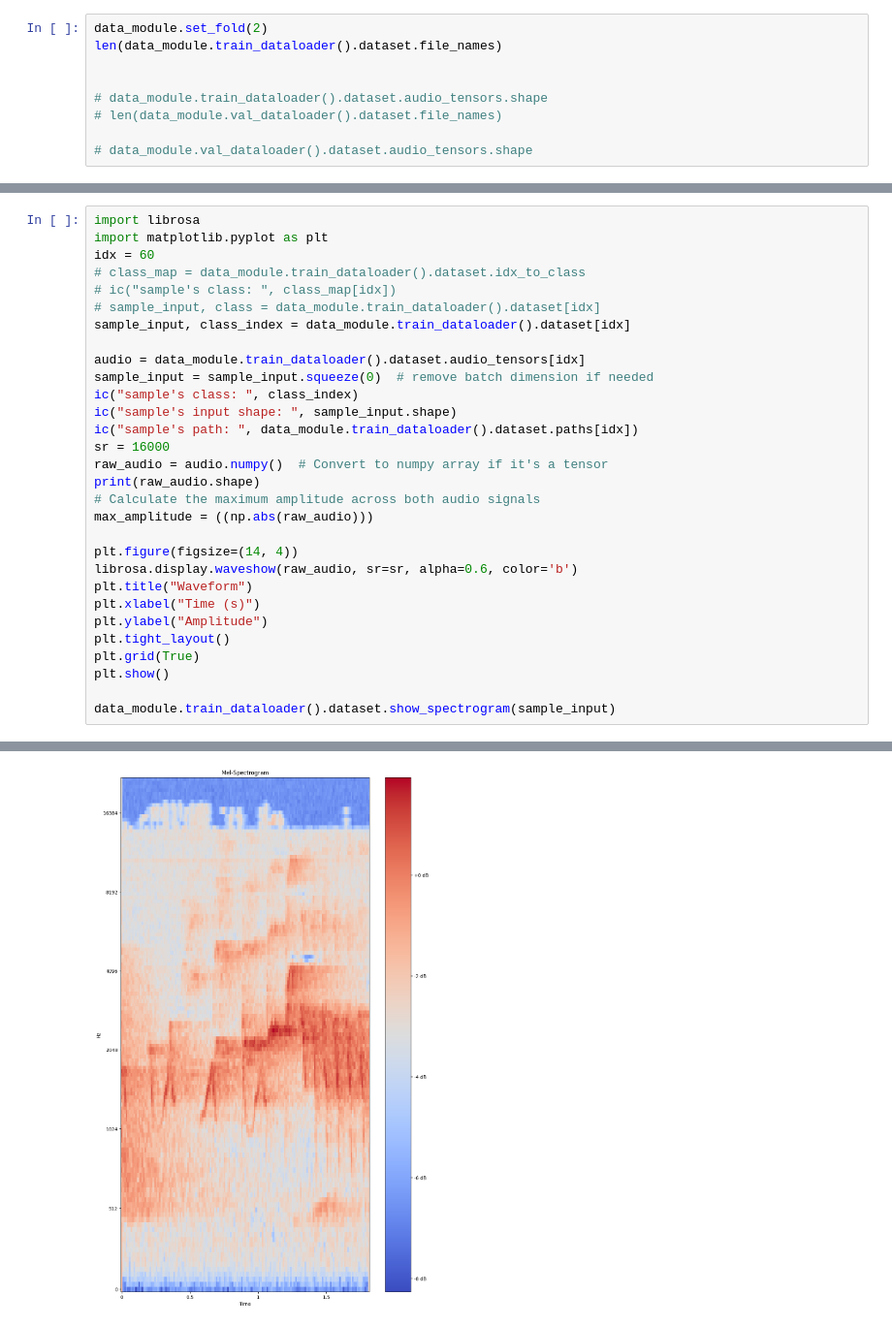
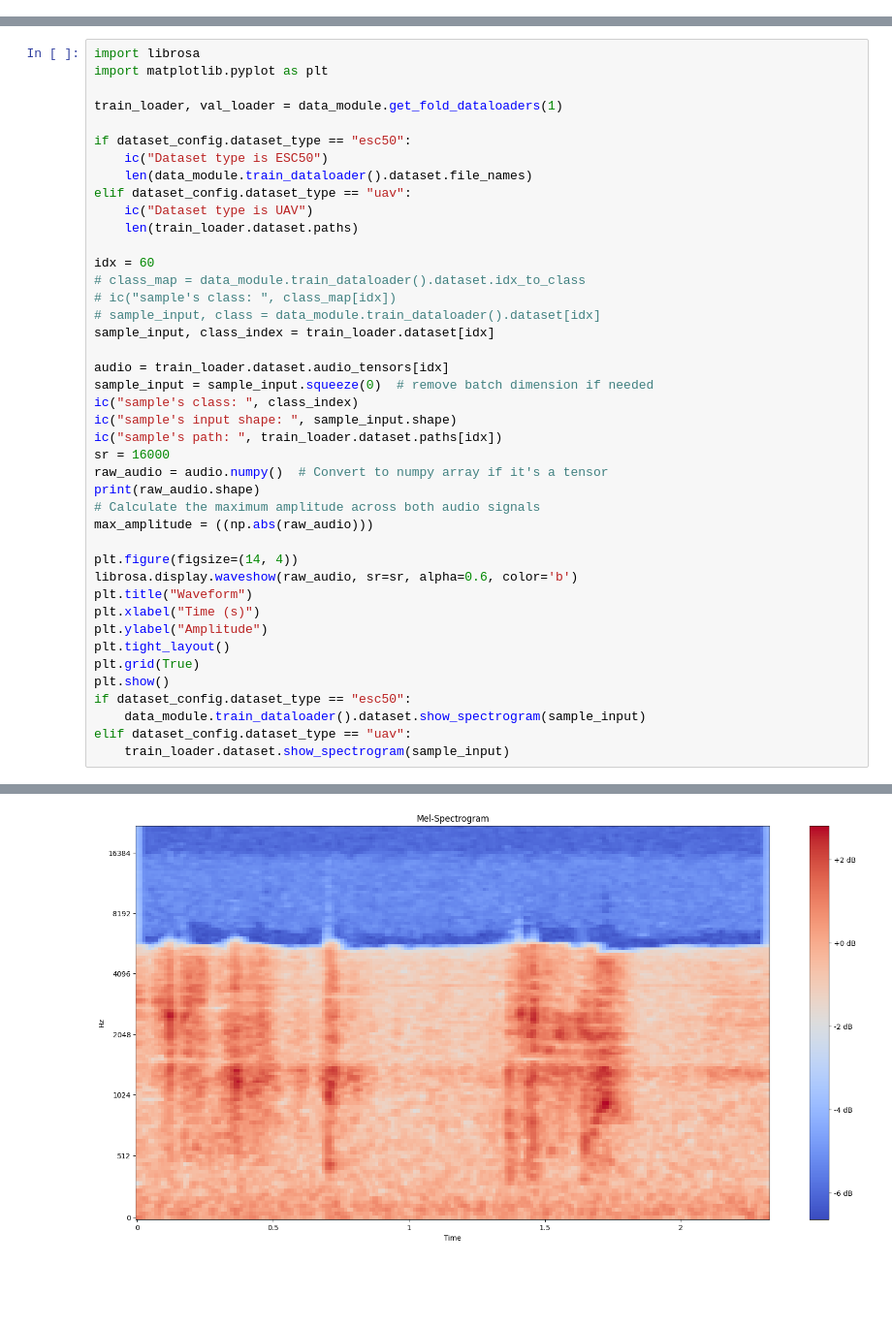
Before and after one commit to AndrewPBerg/UAV_Classification, a Jupyter notebook: src/esc50/esc_exploration.ipynb, the cells around one changed output, grey strips where cells are left out. Shown at 97% size. Cells and saved outputs as stored; diff of their text form; blank space fills up the shorter version.

```diff
--- a/src/esc50/esc_exploration.ipynb
+++ b/src/esc50/esc_exploration.ipynb
@@ -123,9 +91,0 @@ ic| 'Setup the data module'
-# %%
-data_module.set_fold(2)
-len(data_module.train_dataloader().dataset.file_names)
-
-
-# data_module.train_dataloader().dataset.audio_tensors.shape
-# len(data_module.val_dataloader().dataset.file_names)
-
-# data_module.val_dataloader().dataset.audio_tensors.shape
@@ -135,17 +92,27 @@ ic| f"Set to fold {fold_idx+1}: Train: {len(self.train_dataset)}, Val: {len(self
 # %%
 import librosa
 import matplotlib.pyplot as plt
+
+train_loader, val_loader = data_module.get_fold_dataloaders(1)
+
+if dataset_config.dataset_type == "esc50":
+    ic("Dataset type is ESC50")
+    len(data_module.train_dataloader().dataset.file_names)
+elif dataset_config.dataset_type == "uav":
+    ic("Dataset type is UAV")
+    len(train_loader.dataset.paths)
+
 idx = 60
 # class_map = data_module.train_dataloader().dataset.idx_to_class
 # ic("sample's class: ", class_map[idx])
 # sample_input, class = data_module.train_dataloader().dataset[idx]
-sample_input, class_index = data_module.train_dataloader().dataset[idx]
+sample_input, class_index = train_loader.dataset[idx]
 
-audio = data_module.train_dataloader().dataset.audio_tensors[idx]
+audio = train_loader.dataset.audio_tensors[idx]
 sample_input = sample_input.squeeze(0)  # remove batch dimension if needed
 ic("sample's class: ", class_index)
 ic("sample's input shape: ", sample_input.shape)
-ic("sample's path: ", data_module.train_dataloader().dataset.paths[idx])
+ic("sample's path: ", train_loader.dataset.paths[idx])
 sr = 16000
 raw_audio = audio.numpy()  # Convert to numpy array if it's a tensor
 print(raw_audio.shape)
@@ -160,6 +127,8 @@ plt.ylabel("Amplitude")
 plt.tight_layout()
 plt.grid(True)
 plt.show()
-
-data_module.train_dataloader().dataset.show_spectrogram(sample_input)
+if dataset_config.dataset_type == "esc50":
+    data_module.train_dataloader().dataset.show_spectrogram(sample_input)
+elif dataset_config.dataset_type == "uav":
+    train_loader.dataset.show_spectrogram(sample_input)
 # %% [output]
@@ -173 +143 @@ ic| "sample's path: ": "sample's path: "
-[figure, old version]
+[figure, new version]
```
Also changed, not shown: parts of 4 cells of this notebook, 2 other files.
